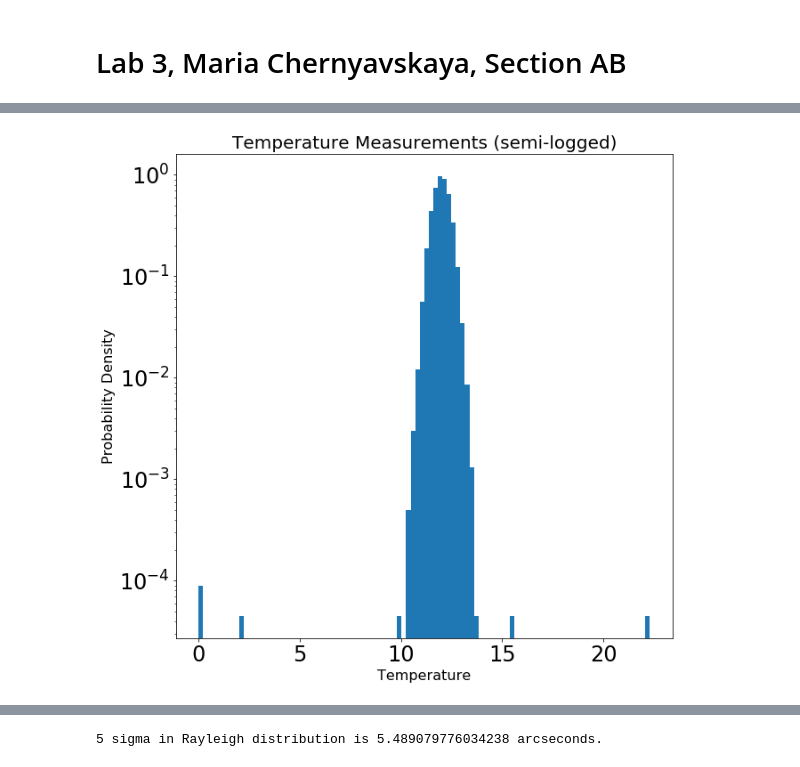
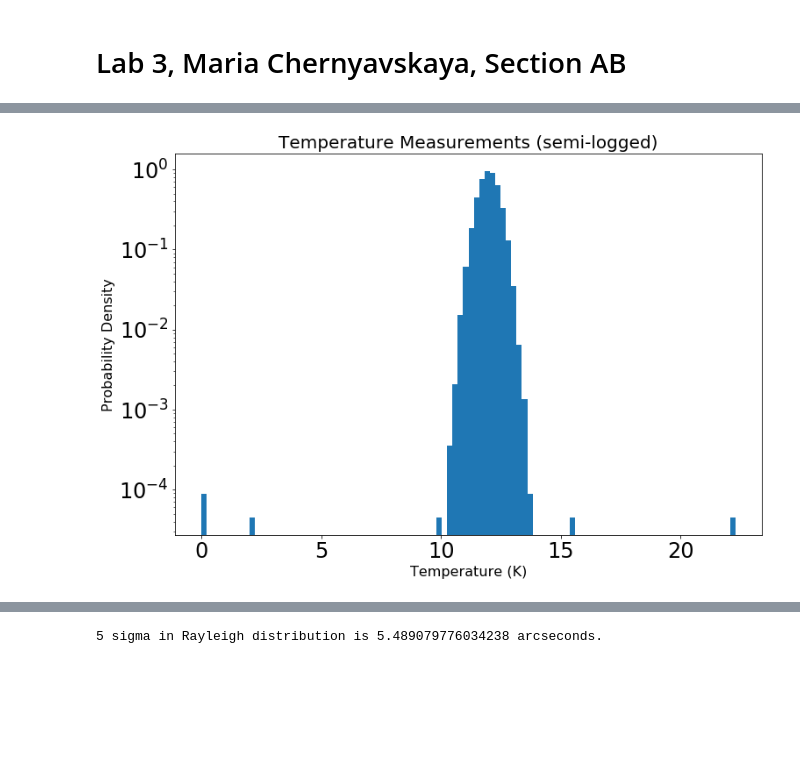
Before and after one commit to maria8ch/Phys434_BigData, a Jupyter notebook: Chernyavskaya_Report3.ipynb, the cells around one changed output, grey strips where cells are left out. Drawn from its saved outputs; the diff is of its cells as text; code cells hidden in the pictures; blank space fills up the shorter version.

```diff
--- a/Chernyavskaya_Report3.ipynb
+++ b/Chernyavskaya_Report3.ipynb
@@ -9,5 +9,5 @@ import matplotlib.pyplot as plt
 import scipy
 from scipy import stats
 from scipy.stats import norm
-plt.rcParams["figure.figsize"] = (10,10)
+plt.rcParams["figure.figsize"] = (12,8)
 # %% [markdown]
@@ -31,19 +25,19 @@ So our goal is to identify bad data and throw it out.
 # %%
 mu = 12
 sigma = 0.4
-real = stats.norm.rvs(loc = mu, scale = sigma, size = 100000)
-fake= [10., 10.3, 2.1, 0., 0., 15.6, 22.3, 12.7]
-d = np.append(real, fake)
+good = stats.norm.rvs(loc = mu, scale = sigma, size = 100000)
+bad = [10., 10.3, 2.1, 0., 0., 15.6, 22.3, 12.7]
+d = np.append(good, bad)
 fig, ax = plt.subplots(1, 1)
 ax.hist(d,100, density=True)
 plt.tick_params(labelsize = 24)
 plt.yscale('log')
-plt.xlabel('Temperature', fontsize=16)
+plt.xlabel('Temperature (K)', fontsize=16)
 plt.ylabel('Probability Density', fontsize=16)
 plt.title('Temperature Measurements (semi-logged)', fontsize = 20)
 plt.show()
 # %% [output]
-[figure, old version]
+[figure, new version]
 # %%
 fig, ax = plt.subplots(1, 1)
 x = np.linspace(4.95,5.05,1000)
```
Also changed, not shown: parts of 16 cells of this notebook, 1 other file.
